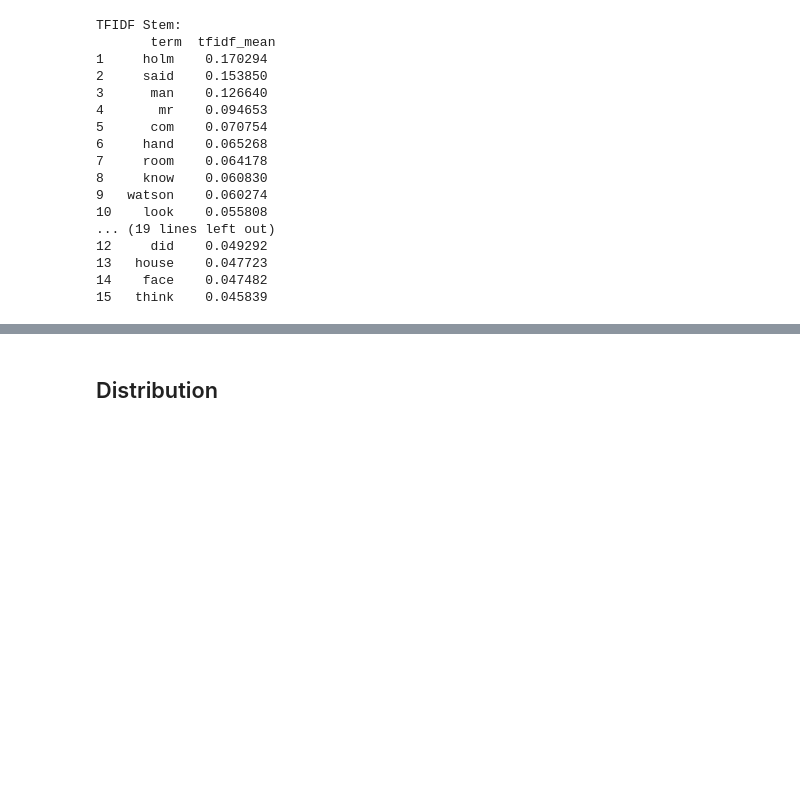
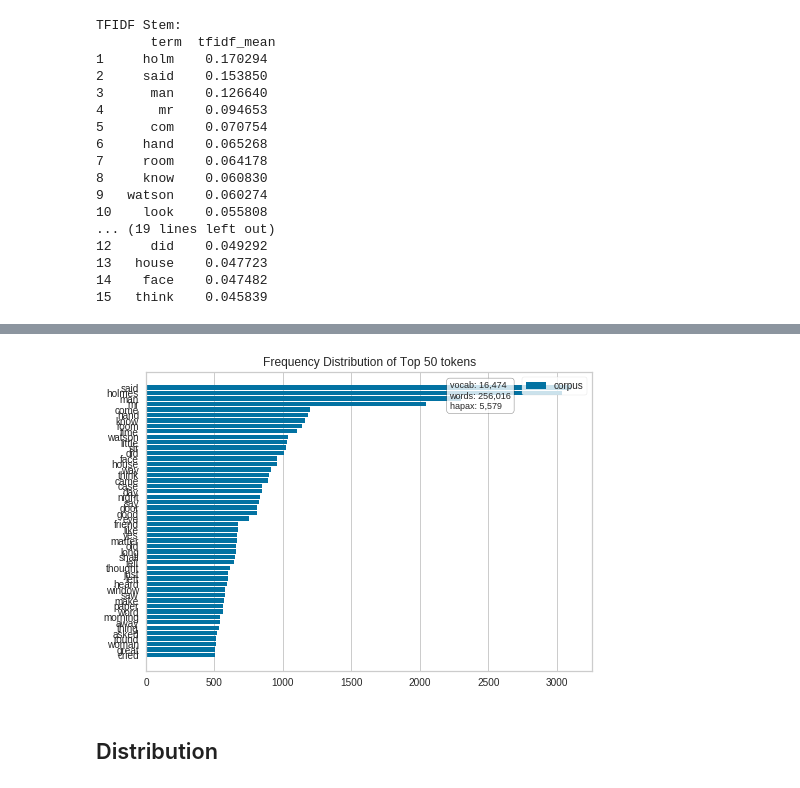
Before and after one commit to datadonK23/pyData-Projects, a Jupyter notebook: HolmesTopicModels/holmes-topic-models/notebook/1_Exploration.ipynb, the cells around one changed output, grey strips where cells are left out. Cells and saved outputs as stored; diff of their text form; code cells hidden in the pictures; blank space fills up the shorter version.

```diff
--- a/HolmesTopicModels/holmes-topic-models/notebook/1_Exploration.ipynb
+++ b/HolmesTopicModels/holmes-topic-models/notebook/1_Exploration.ipynb
@@ -224,2 +249,8 @@ TFIDF Stem:
+# %%
+visualizer = FreqDistVisualizer(features=lemma_features)
+visualizer.fit(X_bow_lemma)
+visualizer.poof()
+# %% [output]
+[figure, added]
 # %% [markdown]
 ## Distribution
```
Also changed, not shown: parts of 14 cells of this notebook, 3 other files.
